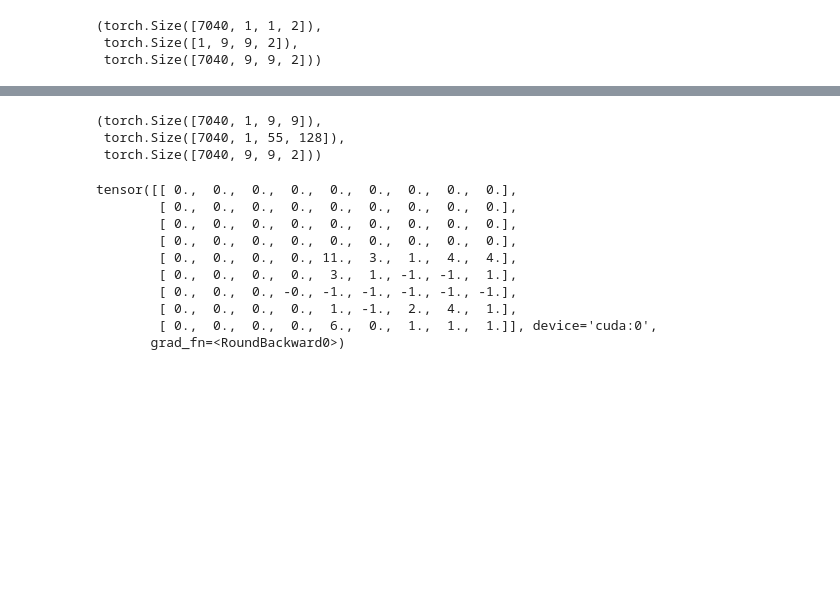
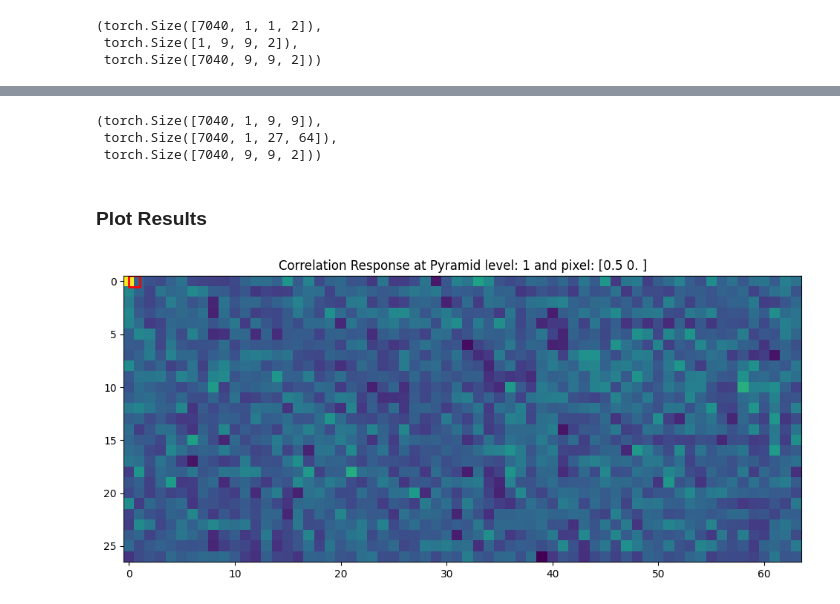
Before and after one commit to itberrios/CV_projects, a Jupyter notebook: RAFT/RAFT_deep_dive.ipynb, the cells around one changed output, grey strips where cells are left out. Cells and saved outputs as stored; diff of their text form; code cells hidden in the pictures; blank space fills up the shorter version.

```diff
--- a/RAFT/RAFT_deep_dive.ipynb
+++ b/RAFT/RAFT_deep_dive.ipynb
@@ -222,7 +236,7 @@ coords = coords1.detach().permute(0, 2, 3, 1)
 batch, h1, w1, _ = coords.shape
 out_pyramid = []
 # %%
-i = 0
+i = 1
 _corr = corr_fn.corr_pyramid[i]
 dx = torch.linspace(-r, r, 2*r+1, device=coords.device)
 dy = torch.linspace(-r, r, 2*r+1, device=coords.device)
@@ -251,0 +270,5 @@ Sample the
+# %%
+idx = 1
+# %%
+pixel_loc = centroid_lvl[idx, :, :, :].cpu().numpy().squeeze()
+pixel_loc
@@ -257,18 +337,26 @@ corr = bilinear_sampler(_corr, coords_lvl)
 corr.shape, _corr.shape, coords_lvl.shape
 # %% [output]
 (torch.Size([7040, 1, 9, 9]),
- torch.Size([7040, 1, 55, 128]),
+ torch.Size([7040, 1, 27, 64]),
  torch.Size([7040, 9, 9, 2]))
-# %%
-corr[0, 0, :, :].round()
-# %% [output]
-tensor([[ 0.,  0.,  0.,  0.,  0.,  0.,  0.,  0.,  0.],
-        [ 0.,  0.,  0.,  0.,  0.,  0.,  0.,  0.,  0.],
-        [ 0.,  0.,  0.,  0.,  0.,  0.,  0.,  0.,  0.],
-        [ 0.,  0.,  0.,  0.,  0.,  0.,  0.,  0.,  0.],
-        [ 0.,  0.,  0.,  0., 11.,  3.,  1.,  4.,  4.],
-        [ 0.,  0.,  0.,  0.,  3.,  1., -1., -1.,  1.],
-        [ 0.,  0.,  0., -0., -1., -1., -1., -1., -1.],
-        [ 0.,  0.,  0.,  0.,  1., -1.,  2.,  4.,  1.],
-        [ 0.,  0.,  0.,  0.,  6.,  0.,  1.,  1.,  1.]], device='cuda:0',
-       grad_fn=<RoundBackward0>)
+# %% [markdown]
+### Plot Results
+# %%
+# get RGB correlation response for display
+corr_response = _corr[idx, 0, :, :].detach().cpu().numpy()
+# corr_response = cv2.normalize(corr_response, dst=None, alpha=0, beta=255, norm_type=cv2.NORM_MINMAX, dtype=cv2.CV_8UC1)
+# corr_response = np.dstack((corr_response, corr_response, corr_response))
+# %%
+import matplotlib.patches as patches
+
+_, ax = plt.subplots(1, 1, figsize=(15, 5))
+ax.imshow(corr_response);
+ax.set_title(f"Correlation Response at Pyramid level: {i} and pixel: {pixel_loc}");
+
+# mark I2 pixel under test
+rect = patches.Rectangle(pixel_loc - 0.5, 1, 1, linewidth=2, edgecolor='r', facecolor='none')
+ax.add_patch(rect)
+
+plt.show();
+# %% [output]
+[figure, added]
```
Also changed, not shown: parts of 45 cells of this notebook.
